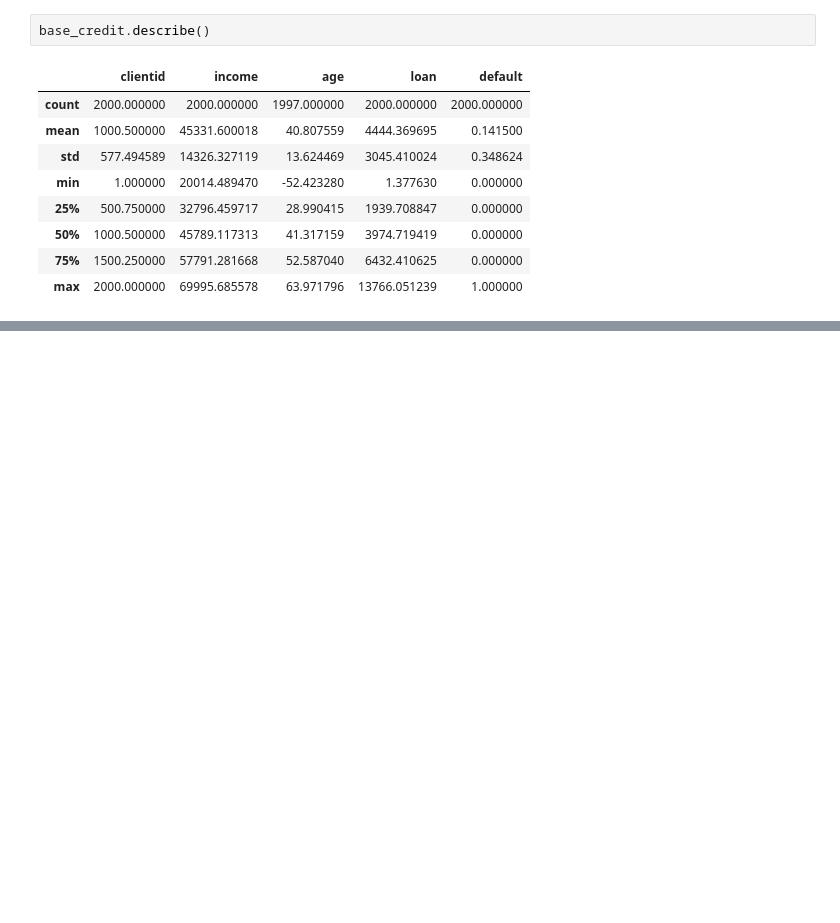
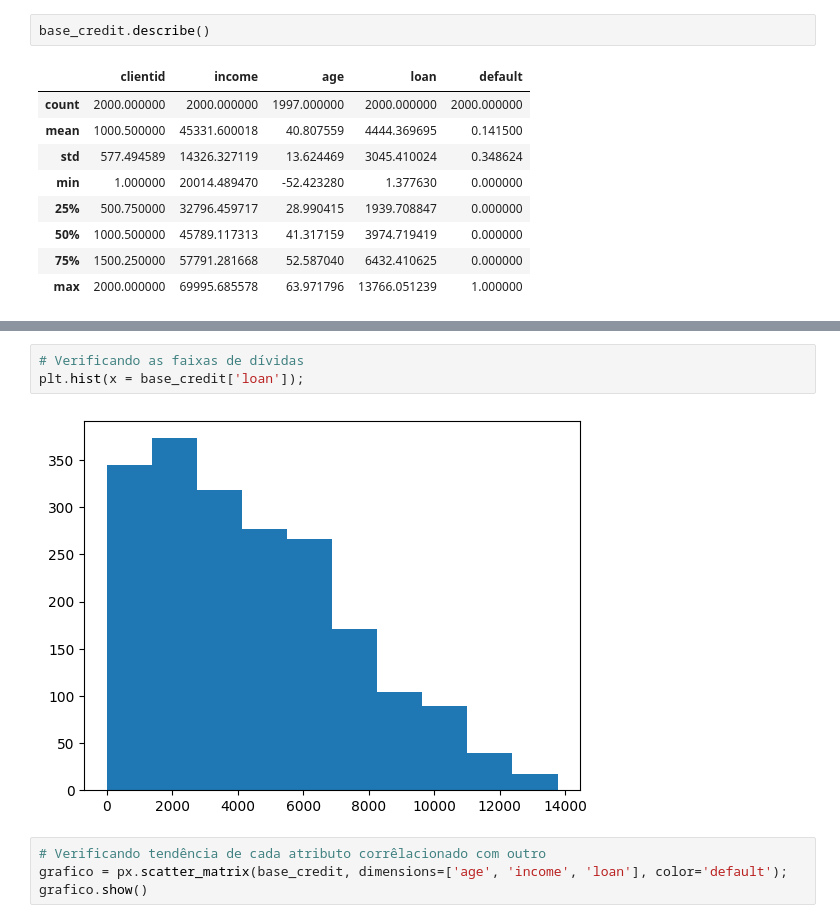
Before and after one commit to saveasgabriel/curso-ml-datascience-udemy, a Jupyter notebook: notebooks/preprocessamento.ipynb, the cells around one changed output, grey strips where cells are left out. Drawn from its saved outputs; the diff is of its cells as text; blank space fills up the shorter version.

```diff
--- a/notebooks/preprocessamento.ipynb
+++ b/notebooks/preprocessamento.ipynb
@@ -61,0 +98,9 @@ base_credit.describe()
+# %%
+# Verificando as faixas de dívidas
+plt.hist(x = base_credit['loan']);
+# %% [output]
+[figure, added]
+# %%
+# Verificando tendência de cada atributo corrêlacionado com outro
+grafico = px.scatter_matrix(base_credit, dimensions=['age', 'income', 'loan'], color='default');
+grafico.show()
```
Also changed, not shown: parts of 12 cells of this notebook, 3 other files.
